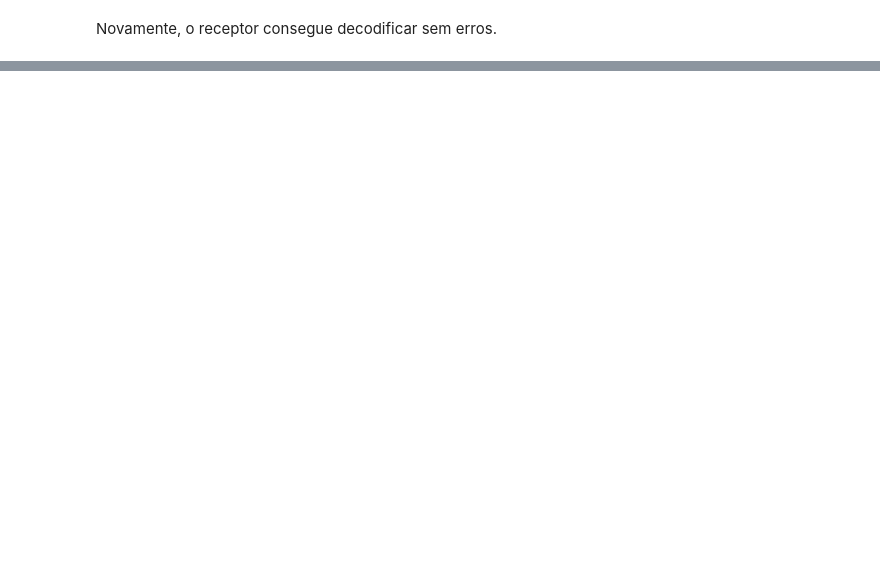
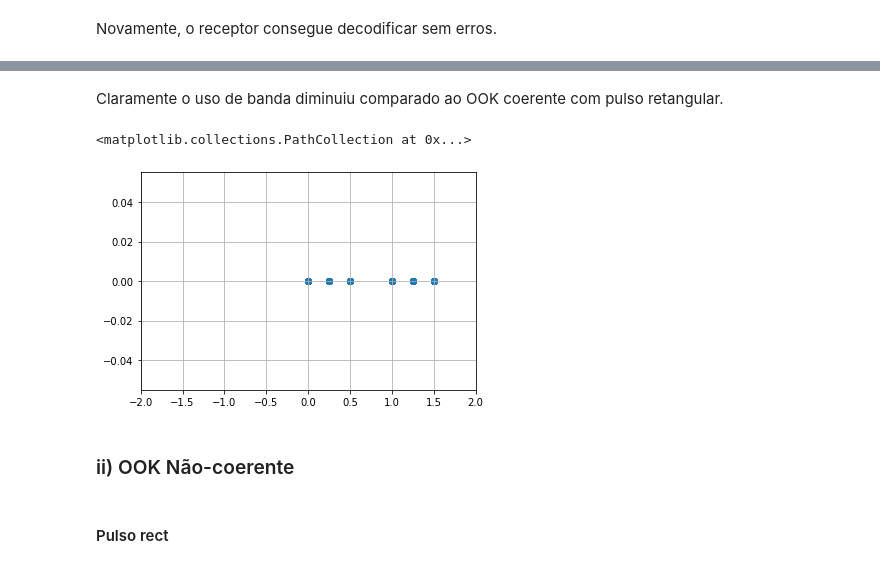
Before and after one commit to rafaelmcam/PeterMathysCommunicationsLab, a Jupyter notebook: Lab8/Lab8.ipynb, the cells around one changed output, grey strips where cells are left out. Drawn from its saved outputs; the diff is of its cells as text; code cells hidden in the pictures; blank space fills up the shorter version.

```diff
--- a/Lab8/Lab8.ipynb
+++ b/Lab8/Lab8.ipynb
@@ -153,0 +209,14 @@ Novamente, o receptor consegue decodificar sem erros.
+# %% [markdown]
+Claramente o uso de banda diminuiu comparado ao OOK coerente com pulso retangular.
+# %%
+sig_bn, sig_bt, sig_wt, ixn = ModuleLab8.askrcvr(sig_xt, 'coh', [fc, 0], [FB, 0], 'tri', [])
+wn = sig_wt.signal()[ixn]
+# %%
+plt.xlim([-2, 2])
+plt.grid()
+plt.scatter(wn.real, wn.imag)
+# %% [output]
+<matplotlib.collections.PathCollection at 0x...>
+[figure, added]
+# %% [markdown]
+### ii) OOK Não-coerente
@@ -153,0 +225,2 @@ Novamente, o receptor consegue decodificar sem erros.
+# %% [markdown]
+#### Pulso rect
```
Also changed, not shown: parts of 45 cells of this notebook, 1 other file.
